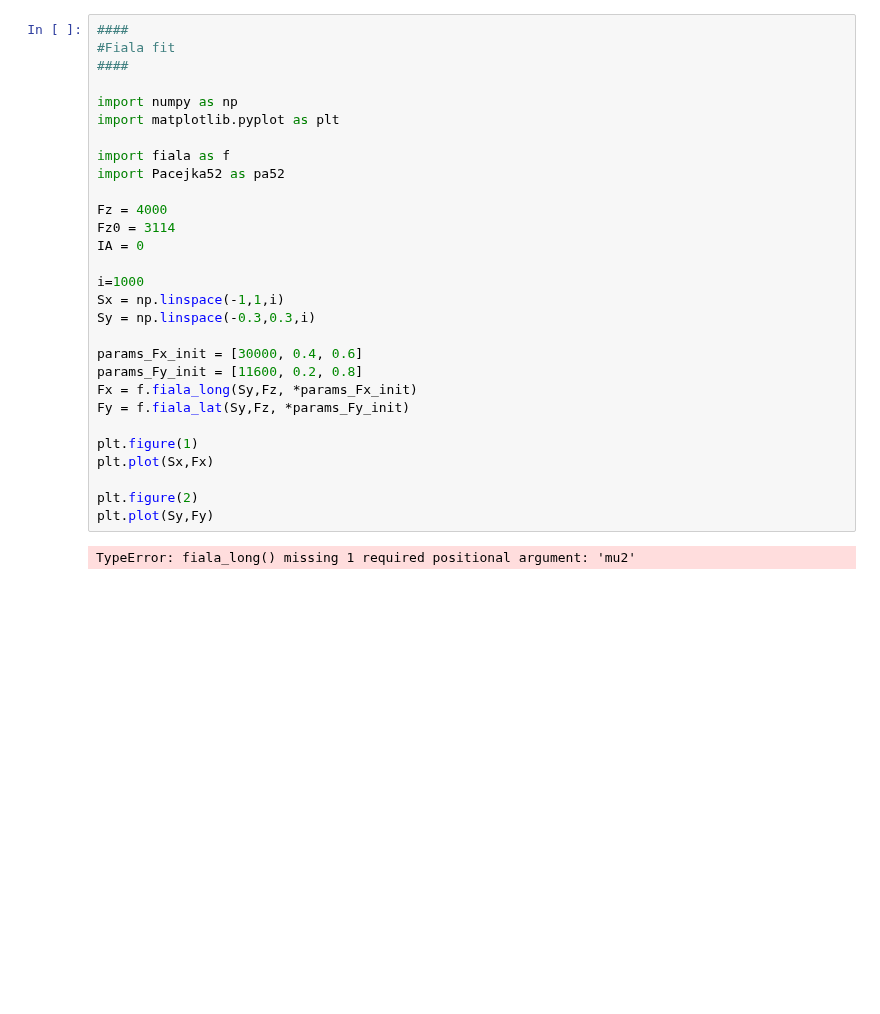
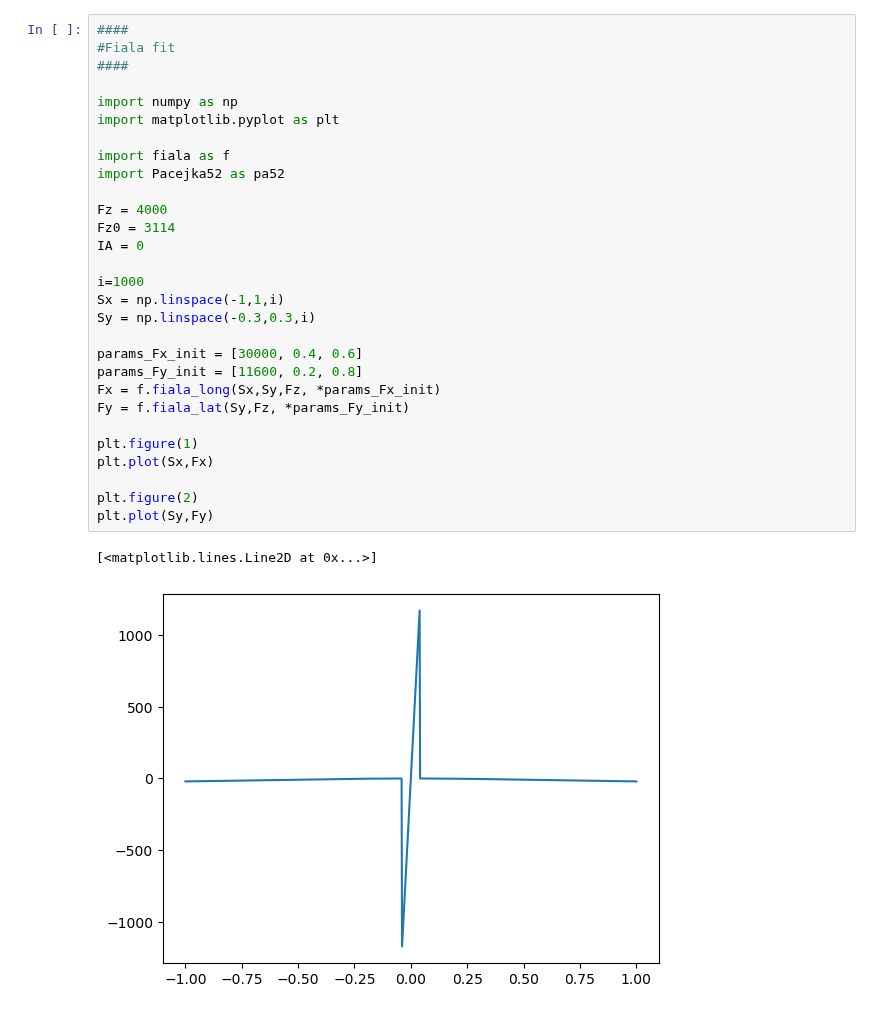
Before and after one commit to BenediktRuhland/SA-Tire-model, a Jupyter notebook: model/fiala_fit.ipynb, the cells around one changed output. Drawn from its saved outputs; the diff is of its cells as text; blank space fills up the shorter version.

```diff
--- a/model/fiala_fit.ipynb
+++ b/model/fiala_fit.ipynb
@@ -1,31 +1,32 @@
 # %%
 ####
 #Fiala fit
 ####
 
 import numpy as np
 import matplotlib.pyplot as plt
 
 import fiala as f
 import Pacejka52 as pa52
 
 Fz = 4000
 Fz0 = 3114
 IA = 0
 
 i=1000
 Sx = np.linspace(-1,1,i)
 Sy = np.linspace(-0.3,0.3,i)
 
 params_Fx_init = [30000, 0.4, 0.6]
 params_Fy_init = [11600, 0.2, 0.8]
-Fx = f.fiala_long(Sy,Fz, *params_Fx_init)
+Fx = f.fiala_long(Sx,Sy,Fz, *params_Fx_init)
 Fy = f.fiala_lat(Sy,Fz, *params_Fy_init)
 
 plt.figure(1)
 plt.plot(Sx,Fx)
 
 plt.figure(2)
 plt.plot(Sy,Fy)
 # %% [output]
-TypeError: fiala_long() missing 1 required positional argument: 'mu2'
+[<matplotlib.lines.Line2D at 0x...>]
+[figure, added]
```
Also changed, not shown: parts of 4 cells of this notebook.
